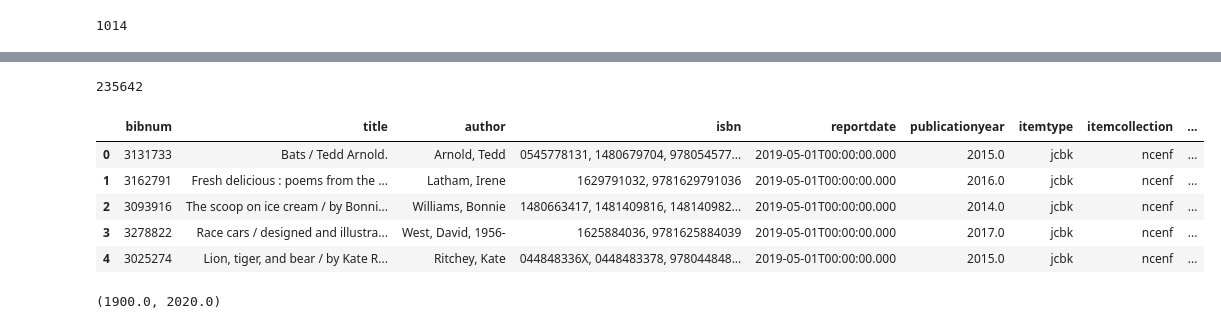
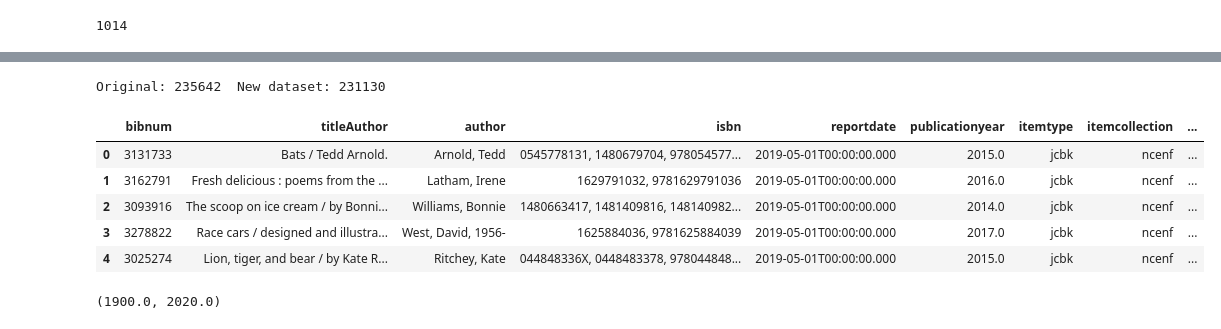
Before and after one commit to amckennafoster/seattle-littlefreelibrary, a Jupyter notebook: code/Get-SPL-data-by-hood.ipynb, the cells around one changed output, grey strips where cells are left out. Saved outputs shown, nothing was run; the diff lists cells and outputs as text; code cells hidden in the pictures.

```diff
--- a/code/Get-SPL-data-by-hood.ipynb
+++ b/code/Get-SPL-data-by-hood.ipynb
@@ -406,11 +408,11 @@ dftemp.head(1)
 # %%
-#Set up a dataset with years going back as far as LFLs
-#dfbookyr = dfbook.loc[dfbook['publicationyear']>1927]
-print(len(dfbook))
-dfbook.head()
+#Set up a dataset with years going back as far as LFLs- Want to compare apples to apples
+dfbookyr = dfbook.loc[dfbook['publicationyear']>1927]
+print("Original:",len(dfbook)," New dataset:",len(dfbookyr))
+dfbookyr.head()
 # %% [output]
-235642
+Original: 235642  New dataset: 231130
-|  | bibnum | title | author | isbn | reportdate | publicationyear | itemtype | itemcollection | ... |
+|  | bibnum | titleAuthor | author | isbn | reportdate | publicationyear | itemtype | itemcollection | ... |
 | 0 | 3131733 | Bats / Tedd Arnold. | Arnold, Tedd | 0545778131, 1480679704, 978054577... | 2019-05-01T00:00:00.000 | 2015.0 | jcbk | ncenf | ... |
 | 1 | 3162791 | Fresh delicious : poems from the ... | Latham, Irene | 1629791032, 9781629791036 | 2019-05-01T00:00:00.000 | 2016.0 | jcbk | ncenf | ... |
 | 2 | 3093916 | The scoop on ice cream / by Bonni... | Williams, Bonnie | 1480663417, 1481409816, 148140982... | 2019-05-01T00:00:00.000 | 2014.0 | jcbk | ncenf | ... |
```
Also changed, not shown: parts of 21 cells of this notebook, 5 other files.
